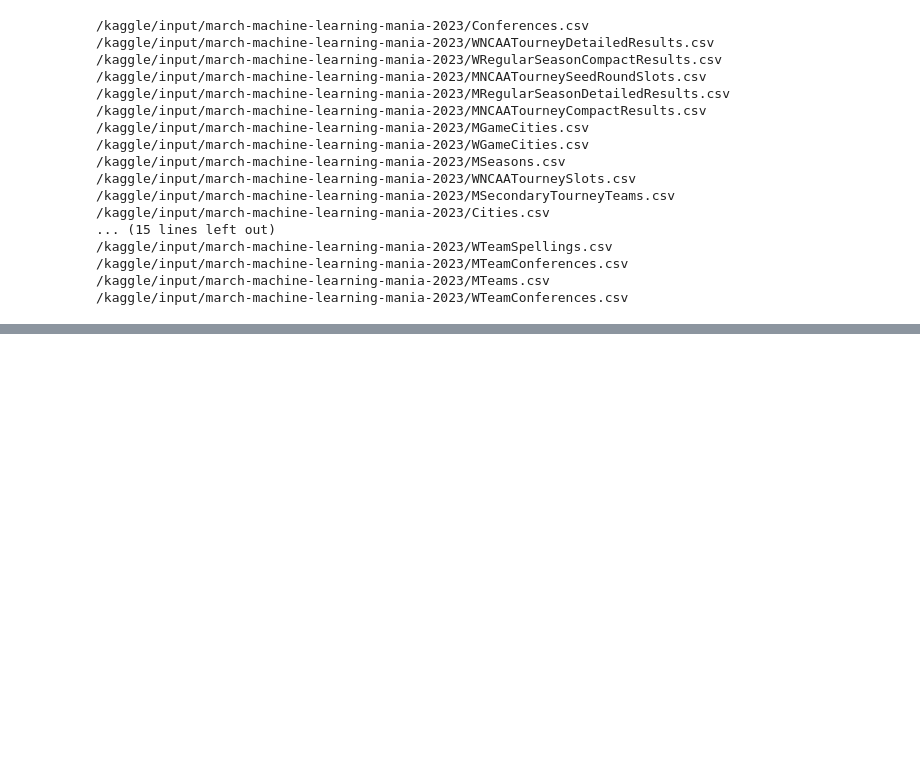
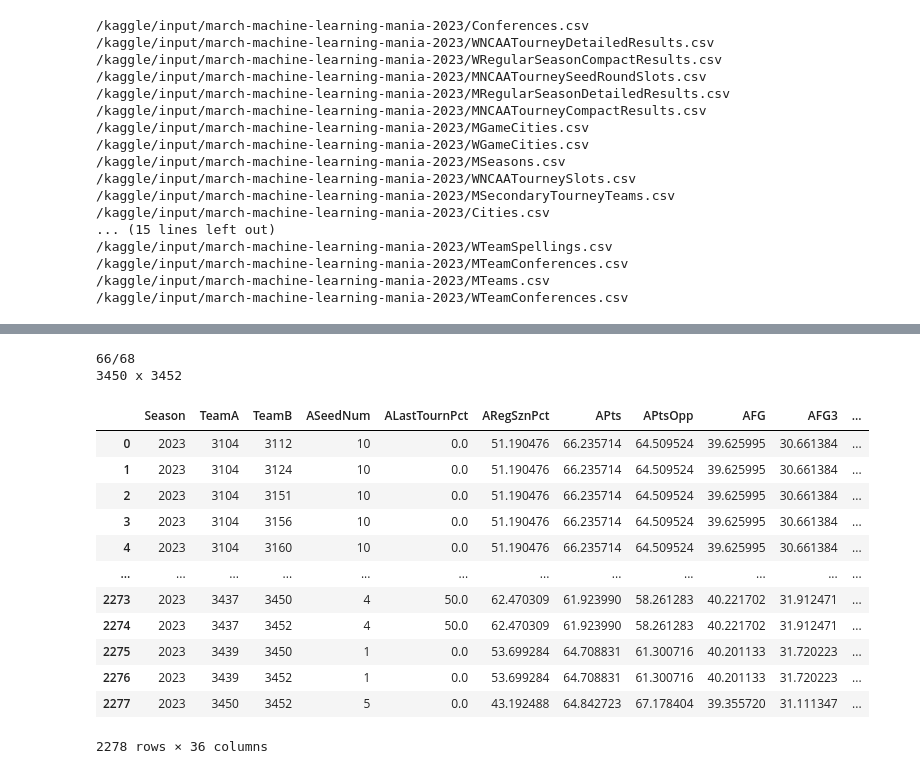
Before and after one commit to caiomelo22/march-madness-2023, a Jupyter notebook: notebook3e407fad6c.ipynb, the cells around one changed output, grey strips where cells are left out. Drawn from its saved outputs; the diff is of its cells as text; code cells hidden in the pictures; blank space fills up the shorter version.

```diff
--- a/notebook3e407fad6c.ipynb
+++ b/notebook3e407fad6c.ipynb
@@ -293,0 +279,18 @@ Confusion matrix:
+# %%
+w_current_szn_df = pipeline('W')
+# %% [output]
+66/68
+3450 x 3452
+|  | Season | TeamA | TeamB | ASeedNum | ALastTournPct | ARegSznPct | APts | APtsOpp | AFG | AFG3 | ... |
+| 0 | 2023 | 3104 | 3112 | 10 | 0.0 | 51.190476 | 66.235714 | 64.509524 | 39.625995 | 30.661384 | ... |
+| 1 | 2023 | 3104 | 3124 | 10 | 0.0 | 51.190476 | 66.235714 | 64.509524 | 39.625995 | 30.661384 | ... |
+| 2 | 2023 | 3104 | 3151 | 10 | 0.0 | 51.190476 | 66.235714 | 64.509524 | 39.625995 | 30.661384 | ... |
+| 3 | 2023 | 3104 | 3156 | 10 | 0.0 | 51.190476 | 66.235714 | 64.509524 | 39.625995 | 30.661384 | ... |
+| 4 | 2023 | 3104 | 3160 | 10 | 0.0 | 51.190476 | 66.235714 | 64.509524 | 39.625995 | 30.661384 | ... |
+| ... | ... | ... | ... | ... | ... | ... | ... | ... | ... | ... | ... |
+| 2273 | 2023 | 3437 | 3450 | 4 | 50.0 | 62.470309 | 61.923990 | 58.261283 | 40.221702 | 31.912471 | ... |
+| 2274 | 2023 | 3437 | 3452 | 4 | 50.0 | 62.470309 | 61.923990 | 58.261283 | 40.221702 | 31.912471 | ... |
+| 2275 | 2023 | 3439 | 3450 | 1 | 0.0 | 53.699284 | 64.708831 | 61.300716 | 40.201133 | 31.720223 | ... |
+| 2276 | 2023 | 3439 | 3452 | 1 | 0.0 | 53.699284 | 64.708831 | 61.300716 | 40.201133 | 31.720223 | ... |
+| 2277 | 2023 | 3450 | 3452 | 5 | 0.0 | 43.192488 | 64.842723 | 67.178404 | 39.355720 | 31.111347 | ... |
+2278 rows × 36 columns
```
Also changed, not shown: parts of 10 cells of this notebook.
